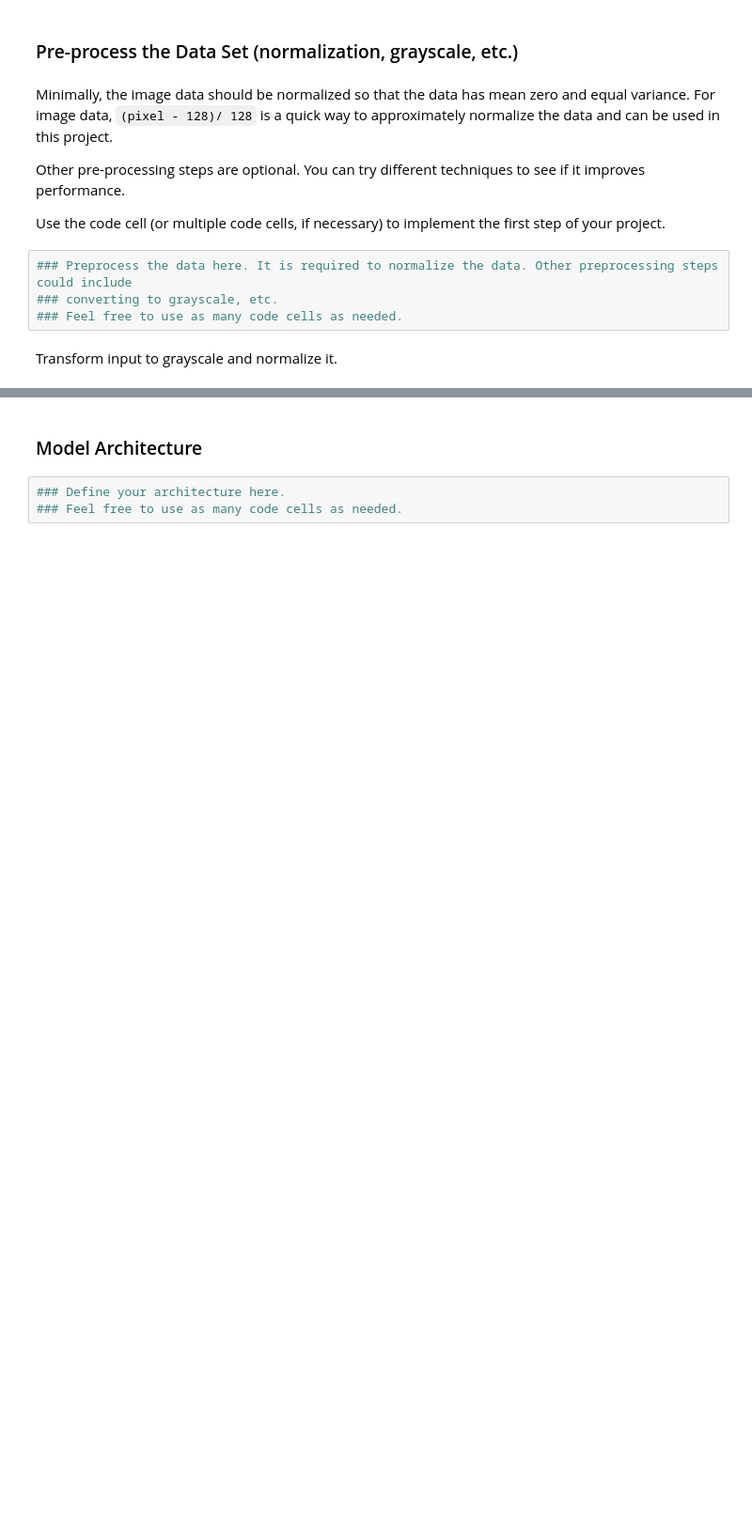
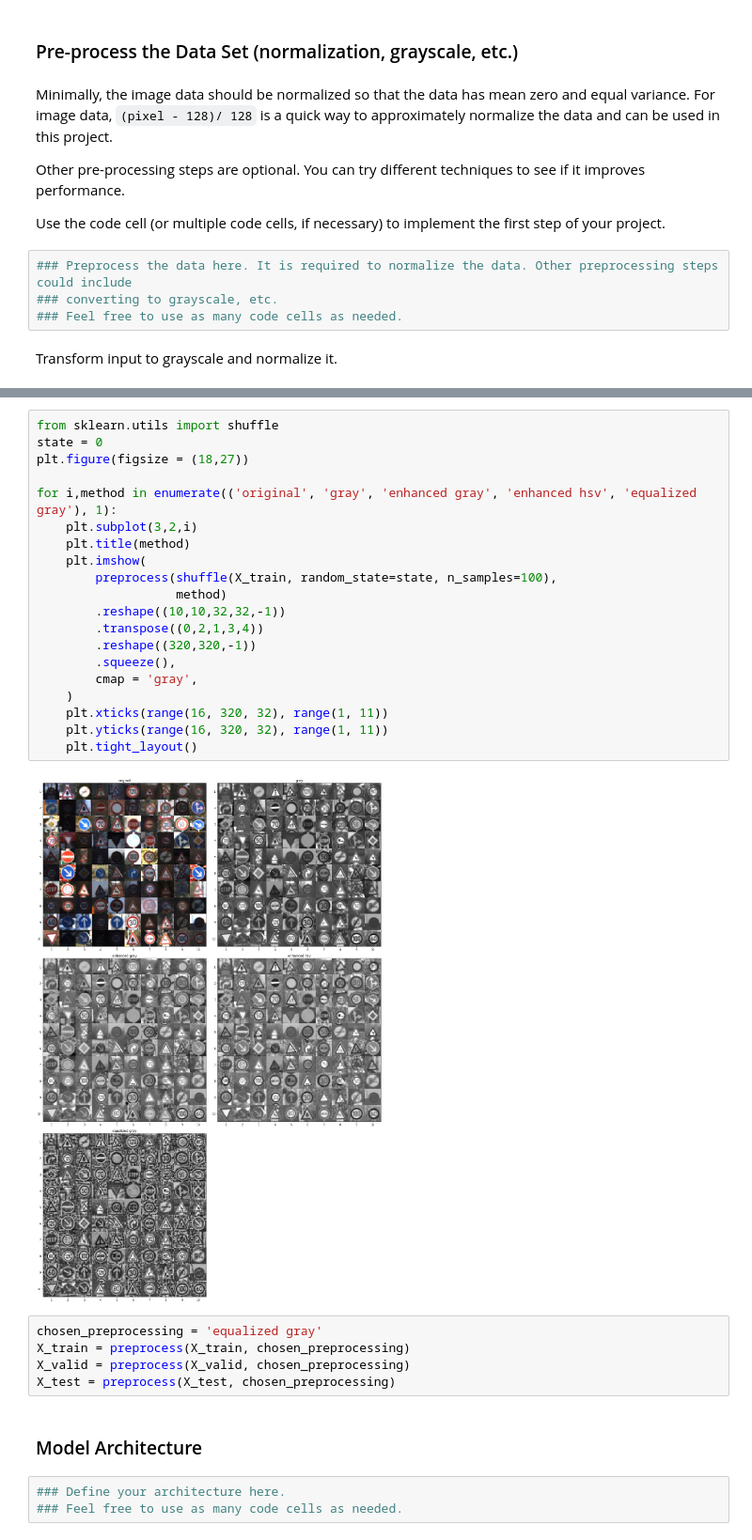
Before and after one commit to corrado9999/CarND-Traffic-Sign-Classifier-Project, a Jupyter notebook: Traffic_Sign_Classifier.ipynb, the cells around one changed output, grey strips where cells are left out. Shown at 94% size. Cells and saved outputs as stored; diff of their text form; blank space fills up the shorter version.

```diff
--- a/Traffic_Sign_Classifier.ipynb
+++ b/Traffic_Sign_Classifier.ipynb
@@ -196,3 +221,30 @@ plt.imshow(
+# %%
+from sklearn.utils import shuffle
+state = 0
+plt.figure(figsize = (18,27))
+
+for i,method in enumerate(('original', 'gray', 'enhanced gray', 'enhanced hsv', 'equalized gray'), 1):
+    plt.subplot(3,2,i)
+    plt.title(method)
+    plt.imshow(
+        preprocess(shuffle(X_train, random_state=state, n_samples=100),
+                   method)
+        .reshape((10,10,32,32,-1))
+        .transpose((0,2,1,3,4))
+        .reshape((320,320,-1))
+        .squeeze(),
+        cmap = 'gray',
+    )
+    plt.xticks(range(16, 320, 32), range(1, 11))
+    plt.yticks(range(16, 320, 32), range(1, 11))
+    plt.tight_layout()
+# %% [output]
+[figure, added]
+# %%
+chosen_preprocessing = 'equalized gray'
+X_train = preprocess(X_train, chosen_preprocessing)
+X_valid = preprocess(X_valid, chosen_preprocessing)
+X_test = preprocess(X_test, chosen_preprocessing)
 # %% [markdown]
 ### Model Architecture
 # %%
```
Also changed, not shown: parts of 13 cells of this notebook.
